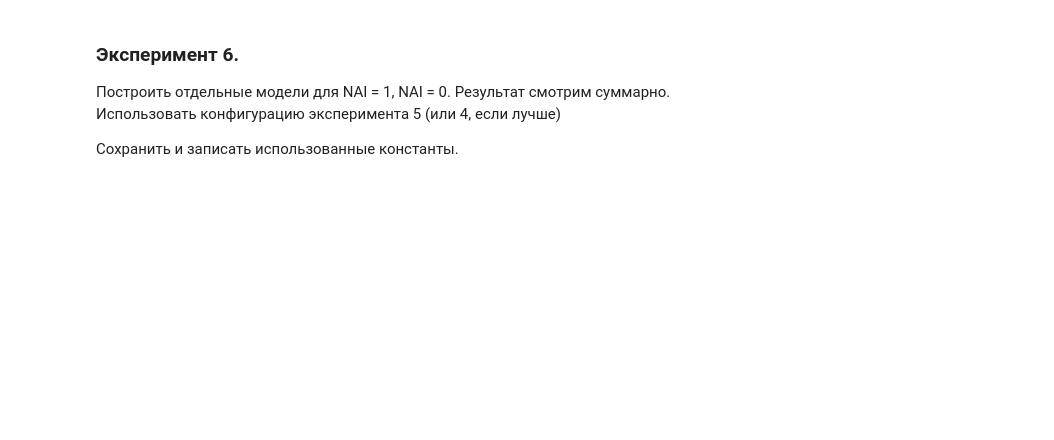
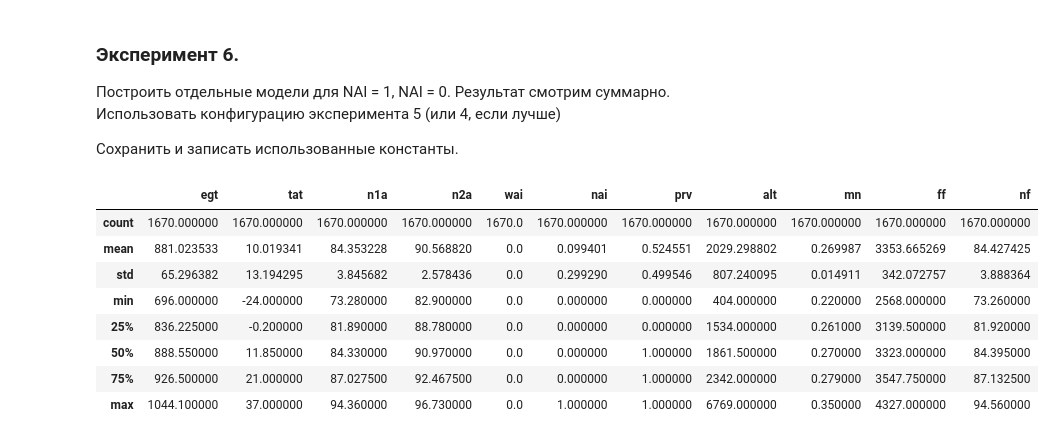
Before and after one commit to skeptlk/ecm, a Jupyter notebook: ex6_nai.ipynb, the cells around one changed output. Saved outputs shown, nothing was run; the diff lists cells and outputs as text; code cells hidden in the pictures; blank space fills up the shorter version.

```diff
--- a/ex6_nai.ipynb
+++ b/ex6_nai.ipynb
@@ -15,6 +16,18 @@ fleet = ['VQ-BGU', 'VQ-BDU']
 
 bgu = pd.read_csv('./takeoff-merged-VQ-BGU-30s.csv', parse_dates=['reportts']).dropna(subset=['egtm'])
 bdu = pd.read_csv('./takeoff-merged-VQ-BDU-30s.csv', parse_dates=['reportts']).dropna(subset=['egtm'])
+# %%
+bgu[features].describe()
+# %% [output]
+|  | egt | tat | n1a | n2a | wai | nai | prv | alt | mn | ff | nf |
+| count | 1670.000000 | 1670.000000 | 1670.000000 | 1670.000000 | 1670.0 | 1670.000000 | 1670.000000 | 1670.000000 | 1670.000000 | 1670.000000 | 1670.000000 |
+| mean | 881.023533 | 10.019341 | 84.353228 | 90.568820 | 0.0 | 0.099401 | 0.524551 | 2029.298802 | 0.269987 | 3353.665269 | 84.427425 |
+| std | 65.296382 | 13.194295 | 3.845682 | 2.578436 | 0.0 | 0.299290 | 0.499546 | 807.240095 | 0.014911 | 342.072757 | 3.888364 |
+| min | 696.000000 | -24.000000 | 73.280000 | 82.900000 | 0.0 | 0.000000 | 0.000000 | 404.000000 | 0.220000 | 2568.000000 | 73.260000 |
+| 25% | 836.225000 | -0.200000 | 81.890000 | 88.780000 | 0.0 | 0.000000 | 0.000000 | 1534.000000 | 0.261000 | 3139.500000 | 81.920000 |
+| 50% | 888.550000 | 11.850000 | 84.330000 | 90.970000 | 0.0 | 0.000000 | 1.000000 | 1861.500000 | 0.270000 | 3323.000000 | 84.395000 |
+| 75% | 926.500000 | 21.000000 | 87.027500 | 92.467500 | 0.0 | 0.000000 | 1.000000 | 2342.000000 | 0.279000 | 3547.750000 | 87.132500 |
+| max | 1044.100000 | 37.000000 | 94.360000 | 96.730000 | 0.0 | 1.000000 | 1.000000 | 6769.000000 | 0.350000 | 4327.000000 | 94.560000 |
 # %%
 from utils import *
 
```
Also changed, not shown: parts of 6 cells of this notebook, 3 other files.
